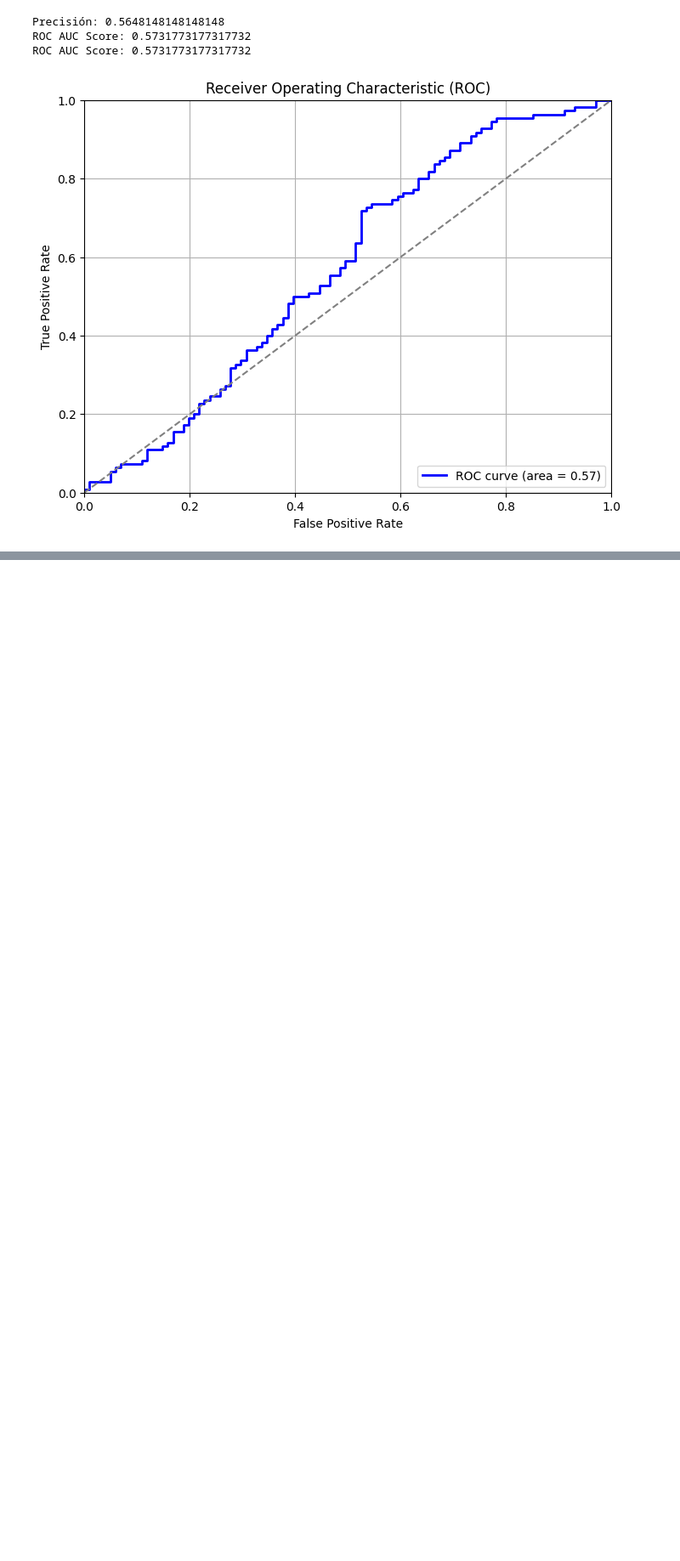
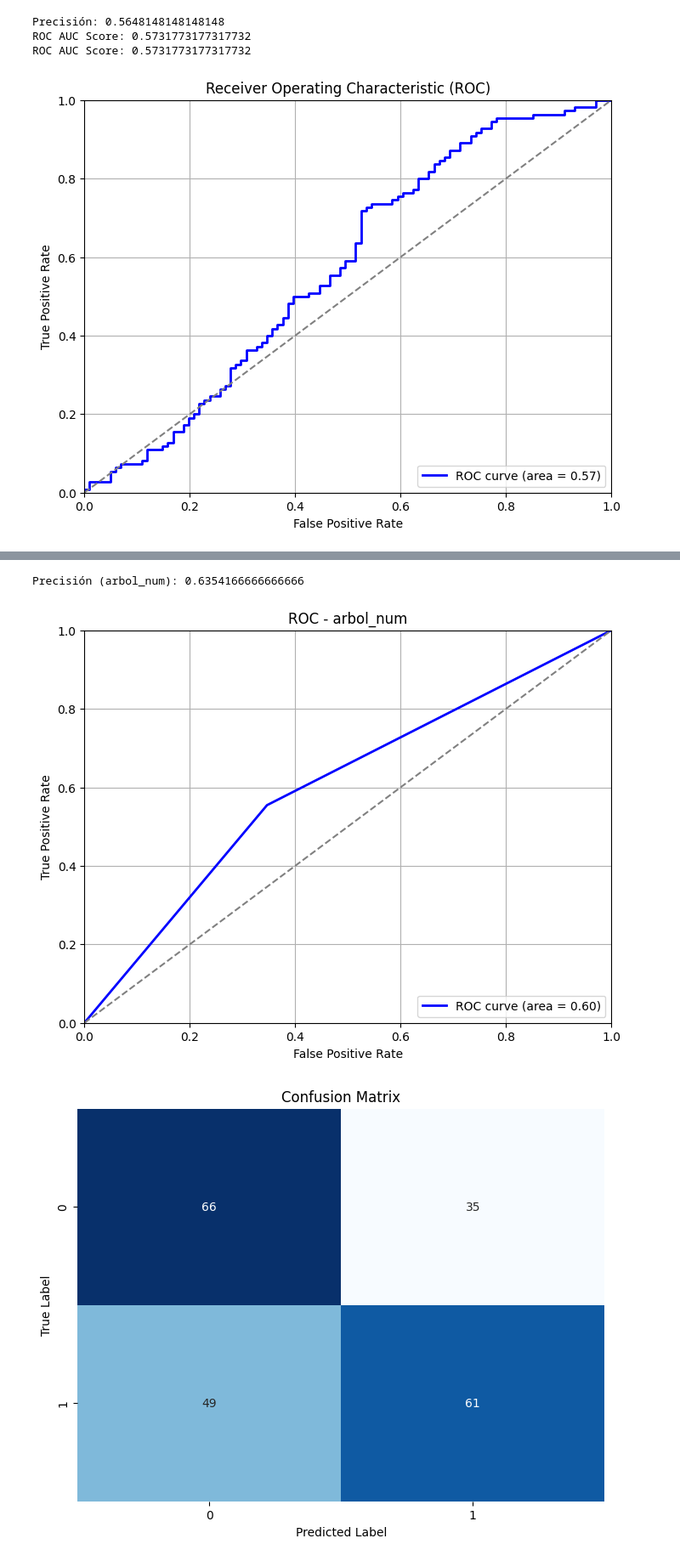
Before and after one commit to HolyTostadora/trabajo-practico-1-IA, a Jupyter notebook: TP1 modelos.ipynb, the cells around one changed output, grey strips where cells are left out. Shown at 85% size. Saved outputs shown, nothing was run; the diff lists cells and outputs as text; code cells hidden in the pictures; blank space fills up the shorter version.

Commit message:
arbol num con y sin validacion terminadois

```diff
--- a/TP1 modelos.ipynb
+++ b/TP1 modelos.ipynb
@@ -246,0 +267,6 @@ ROC AUC Score: 0.5731773177317732
+# %%
+arbol_num = DecisionTreeClassifier()
+arbol_num.fit(X_train, y_train)
+
+y_pred_arbol = arbol_num.predict(X_test)
+y_pred_proba_arbol = arbol_num.predict_proba(X_test)[:, 1]
@@ -246,0 +288,51 @@ ROC AUC Score: 0.5731773177317732
+# %%
+# Calcular la precisión
+precision_arbol = precision_score(y_test, y_pred_arbol)
+print("Precisión (arbol_num):", precision_arbol)
+
+# Generar la curva ROC
+fpr_arbol, tpr_arbol, _ = roc_curve(y_test, y_pred_proba_arbol)
+roc_auc_arbol = auc(fpr_arbol, tpr_arbol)
+
+# Graficar la curva ROC
+plt.figure(figsize=(8, 6))
+plt.plot(fpr_arbol, tpr_arbol, color='blue', lw=2, label=f'ROC curve (area = {roc_auc_arbol:.2f})')
+plt.plot([0, 1], [0, 1], color='gray', linestyle='--')  # Línea diagonal de referencia
+plt.xlim([0.0, 1.0])
+plt.ylim([0.0, 1.0])
+plt.xlabel('False Positive Rate')
+plt.ylabel('True Positive Rate')
+plt.title('ROC - arbol_num')
+plt.legend(loc="lower right")
+plt.grid()
+plt.show()
+
+# Mostrar la matriz de confusión
+conf_matrix = confusion_matrix(y_test, y_pred_arbol)
+
+plt.figure(figsize=(8, 6))
+sns.heatmap(conf_matrix, annot=True, fmt='d', cmap='Blues', cbar=False)
+plt.xlabel('Predicted Label')
+plt.ylabel('True Label')
+plt.title('Confusion Matrix')
+plt.show()
+
+# Importancia de los atributos
+importances_arbol = arbol_num.feature_importances_
+feature_names = X_train.columns
+feature_importances_arbol = pd.Series(importances_arbol, index=feature_names).sort_values(ascending=False)
+
+print("Importancia de Atributos (arbol_num):")
+print(feature_importances_arbol)
+
+# Visualizar la importancia de los atributos
+plt.figure(figsize=(10, 6))
+feature_importances_arbol.plot(kind='bar')
+plt.title('Importancia de Atributos - arbol_num')
+plt.xlabel('Atributos')
+plt.ylabel('Importancia')
+plt.show()
+# %% [output]
+Precisión (arbol_num): 0.6354166666666666
+[figure, added]
+[figure, added]
```
Also changed, not shown: parts of 9 cells of this notebook.
